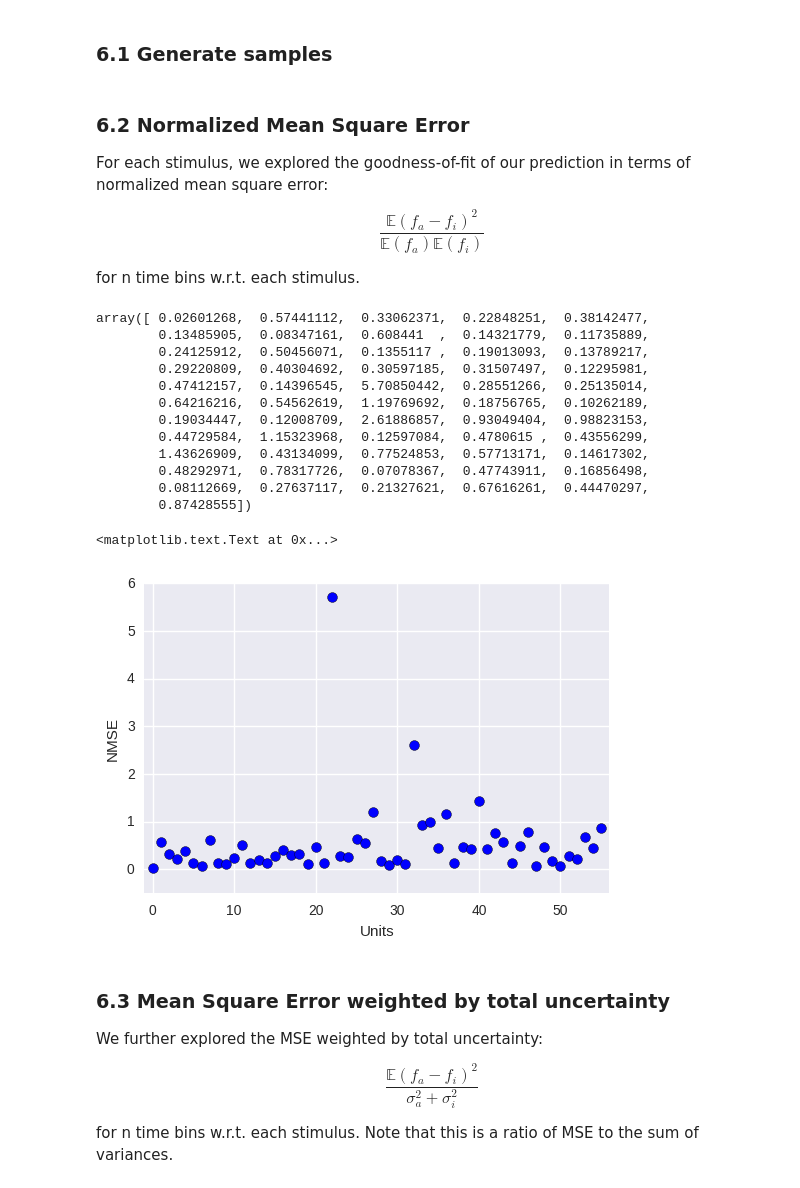
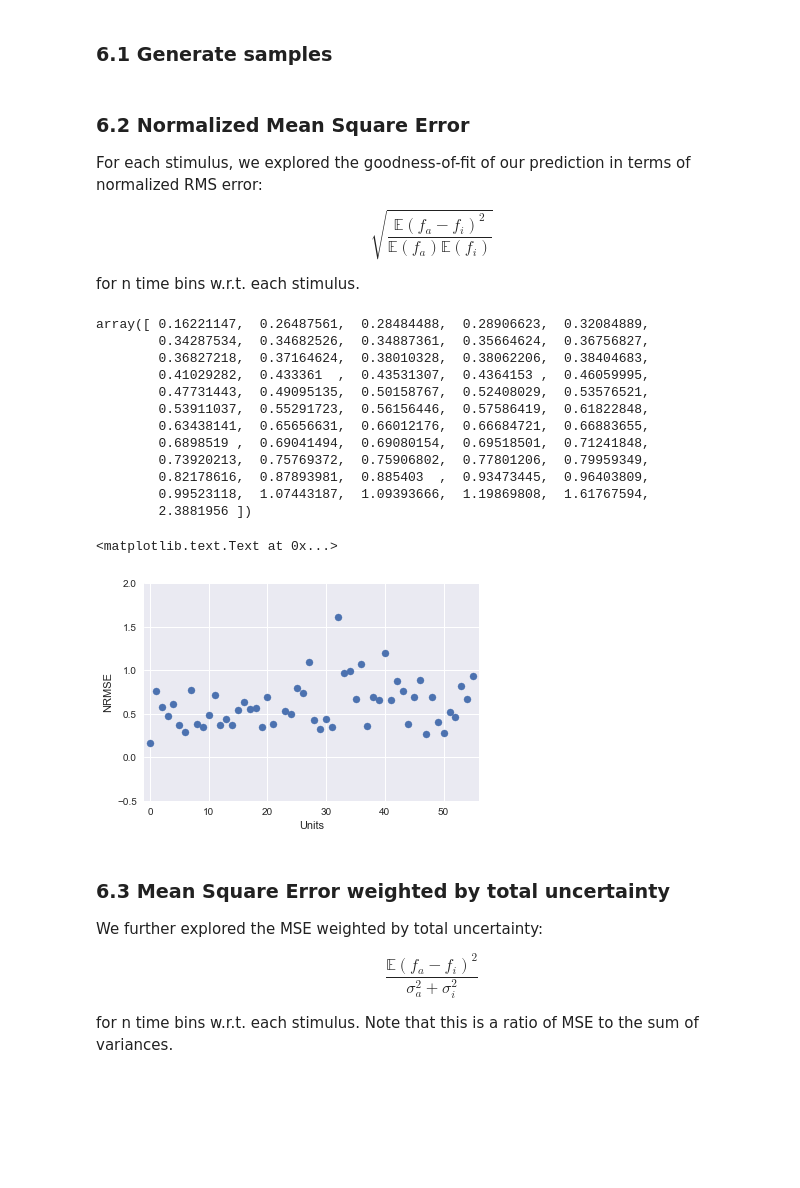
Before and after one commit to pearsonlab/spiketopics, a Jupyter notebook: experiments/imgclust/explore_inferred_states.ipynb, the cells around one changed output. Saved outputs shown, nothing was run; the diff lists cells and outputs as text; code cells hidden in the pictures; blank space fills up the shorter version.

Commit message:
adding discussion of mean squared error
- small modifications of Xin's NMSE analysis in notebooks
- textual additions to R2R and main ms

```diff
--- a/experiments/imgclust/explore_inferred_states.ipynb
+++ b/experiments/imgclust/explore_inferred_states.ipynb
@@ -133,7 +133,7 @@ Every third timestep is a different stimulus. Each stimulus has
 So let's plot these individually:
 # %%
 for i in range(bins):
-    matshow(xi[i::bins].T, aspect='auto', vmin=0, vmax=1)
+    matshow(xi[i::bins].T, vmin=0, vmax=1)
     plt.ylabel('Features')
     plt.title('The {}th time bin'.format(str(i)))
 
@@ -258,7 +258,7 @@ th = gpm.nodes['baseline_mean']
 cc = gpm.nodes['baseline_shape']
 th_pars = [th.post_shape, th.post_rate]
 cc_pars = [cc.post_shape, cc.post_rate]
-samples = gamma_from_hypers(th_pars, cc_pars, 1e5)
+samples = gamma_from_hypers(th_pars, cc_pars, 10**5)
 
 # makes plots
 plt.subplot(1, 3, 1)
@@ -322,7 +322,7 @@ plt.title('effect variance parameter posterior');
 
 plt.subplot(1, 3, 3)
 for kk in xrange(K):
-    samples = gamma_from_hypers(th_pars[:, kk], cc_pars[:, kk], 1e5)
+    samples = gamma_from_hypers(th_pars[:, kk], cc_pars[:, kk], 10**5)
     sns.kdeplot(samples, gridsize=1e4, clip=(0, 10), label='Z' + str(kk))
 
 plt.legend()
@@ -808,10 +808,11 @@ for unit in range(Nu):
 # %% [markdown]
 ### 6.2 Normalized Mean Square Error
 
-For each stimulus, we explored the goodness-of-fit of our prediction in terms of normalized mean square error:
+For each stimulus, we explored the goodness-of-fit of our prediction in terms of normalized RMS error:
 
 $$
-\frac{\mathbb{E} (f_a - f_i)^2}{\mathbb{E} (f_a) \mathbb{E} (f_i)}$$
+\sqrt{\frac{\mathbb{E} (f_a - f_i)^2}{\mathbb{E} (f_a) \mathbb{E} (f_i)}}
+$$
 
 for n time bins w.r.t. each stimulus.
 # %%
@@ -819,30 +820,30 @@ for n time bins w.r.t. each stimulus.
 diff = allstats[:, :, 0].T - dfpivot.values
 denom = np.mean(allstats[:, :, 0].T, axis=0) * np.mean(dfpivot.values, axis=0)
 nmse = np.mean(diff * diff, axis=0) / denom
-nmse
+np.sort(np.sqrt(nmse))
 # %% [output]
-array([ 0.02601268,  0.57441112,  0.33062371,  0.22848251,  0.38142477,
-        0.13485905,  0.08347161,  0.608441  ,  0.14321779,  0.11735889,
-        0.24125912,  0.50456071,  0.1355117 ,  0.19013093,  0.13789217,
-        0.29220809,  0.40304692,  0.30597185,  0.31507497,  0.12295981,
-        0.47412157,  0.14396545,  5.70850442,  0.28551266,  0.25135014,
-        0.64216216,  0.54562619,  1.19769692,  0.18756765,  0.10262189,
-        0.19034447,  0.12008709,  2.61886857,  0.93049404,  0.98823153,
-        0.44729584,  1.15323968,  0.12597084,  0.4780615 ,  0.43556299,
-        1.43626909,  0.43134099,  0.77524853,  0.57713171,  0.14617302,
-        0.48292971,  0.78317726,  0.07078367,  0.47743911,  0.16856498,
-        0.08112669,  0.27637117,  0.21327621,  0.67616261,  0.44470297,
-        0.87428555])
+array([ 0.16221147,  0.26487561,  0.28484488,  0.28906623,  0.32084889,
+        0.34287534,  0.34682526,  0.34887361,  0.35664624,  0.36756827,
+        0.36827218,  0.37164624,  0.38010328,  0.38062206,  0.38404683,
+        0.41029282,  0.433361  ,  0.43531307,  0.4364153 ,  0.46059995,
+        0.47731443,  0.49095135,  0.50158767,  0.52408029,  0.53576521,
+        0.53911037,  0.55291723,  0.56156446,  0.57586419,  0.61822848,
+        0.63438141,  0.65656631,  0.66012176,  0.66684721,  0.66883655,
+        0.6898519 ,  0.69041494,  0.69080154,  0.69518501,  0.71241848,
+        0.73920213,  0.75769372,  0.75906802,  0.77801206,  0.79959349,
+        0.82178616,  0.87893981,  0.885403  ,  0.93473445,  0.96403809,
+        0.99523118,  1.07443187,  1.09393666,  1.19869808,  1.61767594,
+        2.3881956 ])
 # %%
 # scatter plot the result
-plt.scatter(xrange(len(nmse)), nmse, s=50)
+plt.scatter(xrange(len(nmse)), np.sqrt(nmse), s=50)
 plt.xlim(-1, 56)
-plt.ylim(-.5, 6)
+plt.ylim(-.5, 2)
 plt.xlabel('Units')
-plt.ylabel('NMSE')
+plt.ylabel('NRMSE')
 # %% [output]
 <matplotlib.text.Text at 0x...>
-[figure, old version]
+[figure, new version]
 # %% [markdown]
 ### 6.3 Mean Square Error weighted by total uncertainty
 
```
Also changed, not shown: parts of 14 cells of this notebook, 3 other files.
